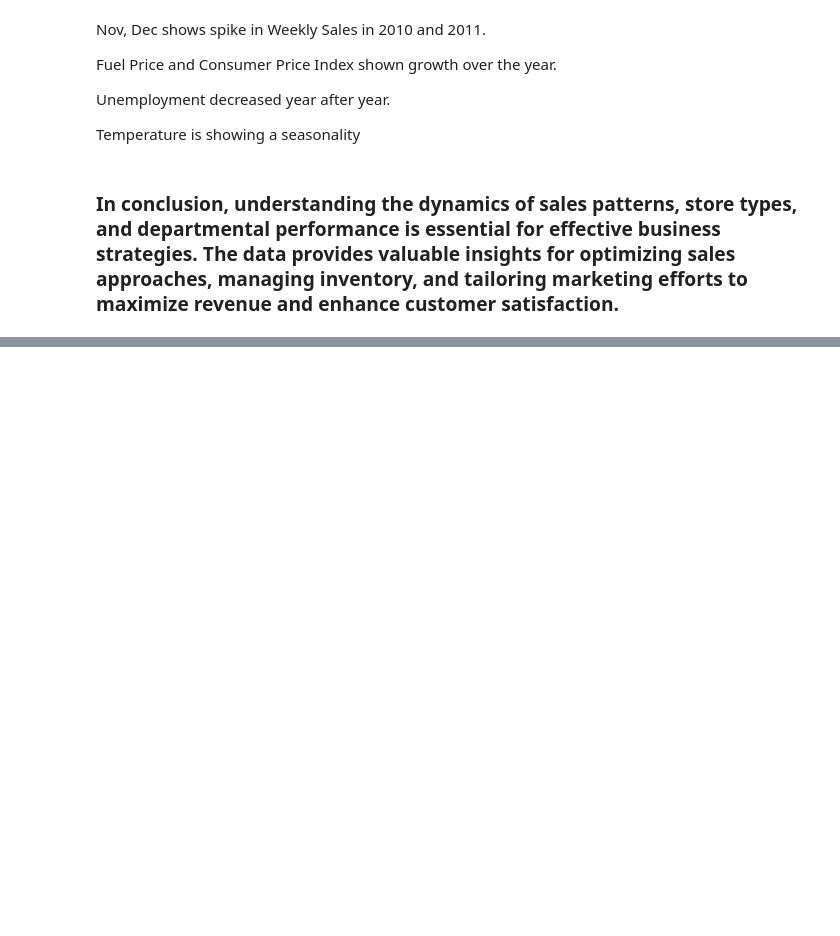
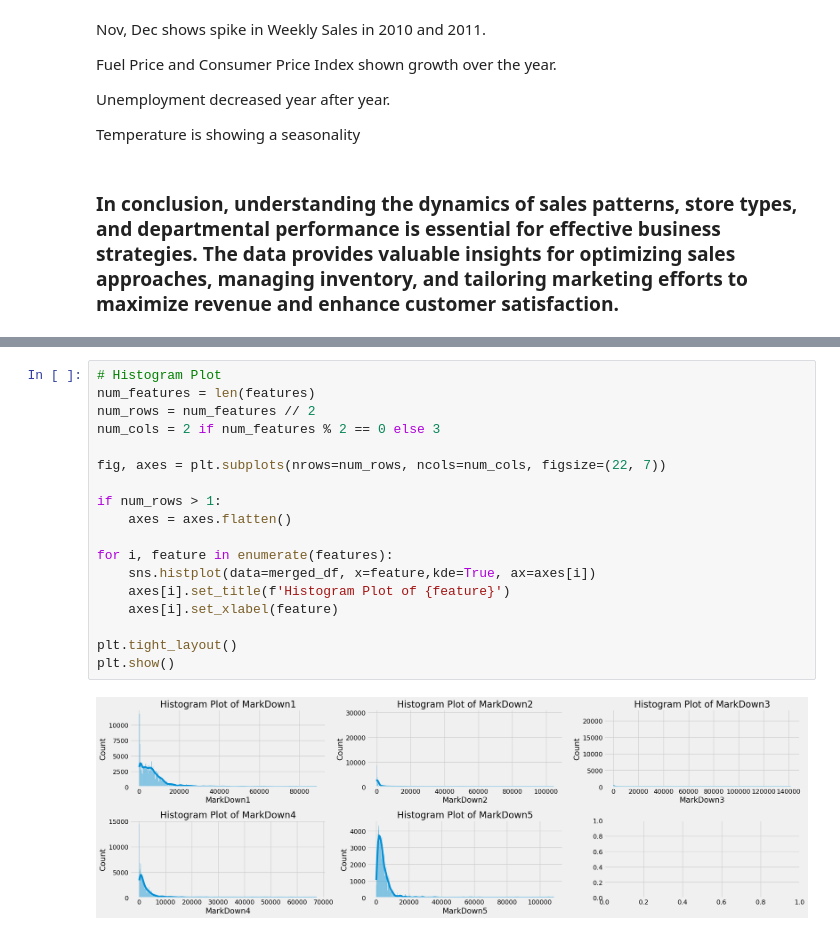
Before and after one commit to Rajesh1505/Capstone-Project-Advanced-Machine-Learning, a Jupyter notebook: Capstone_Project_Advanced_Machine_Learning.ipynb, the cells around one changed output, grey strips where cells are left out. Drawn from its saved outputs; the diff is of its cells as text; blank space fills up the shorter version.

```diff
--- a/Capstone_Project_Advanced_Machine_Learning.ipynb
+++ b/Capstone_Project_Advanced_Machine_Learning.ipynb
@@ -691,0 +823,20 @@ Temperature is showing a seasonality
+# %%
+# Histogram Plot
+num_features = len(features)
+num_rows = num_features // 2
+num_cols = 2 if num_features % 2 == 0 else 3
+
+fig, axes = plt.subplots(nrows=num_rows, ncols=num_cols, figsize=(22, 7))
+
+if num_rows > 1:
+    axes = axes.flatten()
+
+for i, feature in enumerate(features):
+    sns.histplot(data=merged_df, x=feature,kde=True, ax=axes[i])
+    axes[i].set_title(f'Histogram Plot of {feature}')
+    axes[i].set_xlabel(feature)
+
+plt.tight_layout()
+plt.show()
+# %% [output]
+[figure, added]
```
Also changed, not shown: parts of 31 cells of this notebook.
